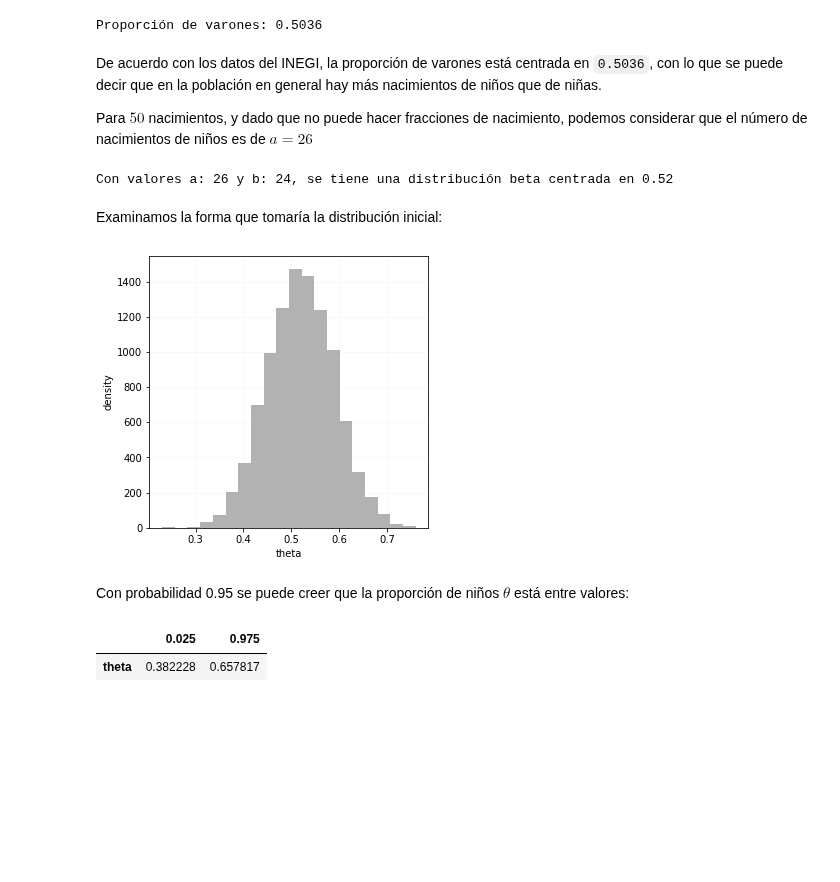
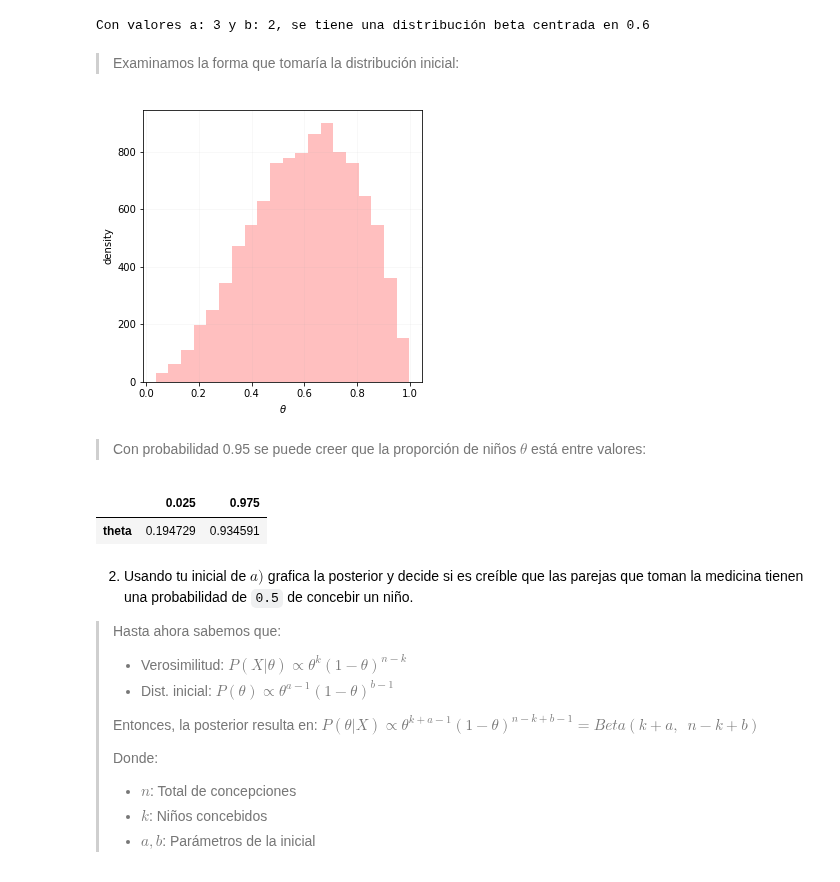
Before and after one commit to CAMM961001/itam-mcd, a Jupyter notebook: fundamentos-estadisticos/libros/13_modelo-beta-binomial.ipynb, the cells around one changed output. Saved outputs shown, nothing was run; the diff lists cells and outputs as text; code cells hidden in the pictures; blank space fills up the shorter version.

Commit message:
modelo beta binomial

```diff
--- a/fundamentos-estadisticos/libros/13_modelo-beta-binomial.ipynb
+++ b/fundamentos-estadisticos/libros/13_modelo-beta-binomial.ipynb
@@ -33,46 +16,47 @@ nacimientos[[1985,2021,'total']]
-# %%
-hombres = nacimientos['total'].Hombre
-mujeres = nacimientos['total'].Mujer
-
-p = hombres / (hombres + mujeres)
-print(f"Proporción de varones: {p:.4f}")
-# %% [output]
-Proporción de varones: 0.5036
-# %% [markdown]
-De acuerdo con los datos del INEGI, la proporción de varones está centrada en `0.5036`, con lo que se puede decir que en la población en general hay más nacimientos de niños que de niñas.
-
-Para $50$ nacimientos, y dado que no puede hacer fracciones de nacimiento, podemos considerar que el número de nacimientos de niños es de $a=26$
 # %%
-n = 50
-a = 26
-b = n - a
+a = 3
+b = 2
 
 print(f"Con valores a: {a} y b: {b}, se tiene una distribución beta centrada en {beta.stats(a, b)[0]}")
 # %% [output]
-Con valores a: 26 y b: 24, se tiene una distribución beta centrada en 0.52
+Con valores a: 3 y b: 2, se tiene una distribución beta centrada en 0.6
 # %% [markdown]
-Examinamos la forma que tomaría la distribución inicial:
+>Examinamos la forma que tomaría la distribución inicial:
 # %%
 #Simulación inicial de datos
-sim_inicial = beta.rvs(a, b, size=10_000)
+dist_inicial = beta.rvs(a, b, size=10_000)
 
 fig, ax = plt.subplots(figsize=(5,5))
 
 #Contenido de figura
-ax.hist(x=sim_inicial, bins=20, color='grey', alpha=0.6)
+ax.hist(x=dist_inicial, bins=20, color='red', alpha=0.25)
 
 #Anotaciones y estilo
-ax.set_xlabel('theta')
+ax.set_xlabel(r'$\theta$')
 ax.set_ylabel('density')
 ax.grid(alpha=0.1)
 
 plt.show()
 # %% [output]
-[figure, old version]
+[figure, new version]
 # %% [markdown]
-Con probabilidad 0.95 se puede creer que la proporción de niños $\theta$ está entre valores:
+>Con probabilidad 0.95 se puede creer que la proporción de niños $\theta$ está entre valores:
 # %%
-pd.DataFrame(sim_inicial).quantile([0.025, 0.975]).rename(columns={0:'theta'}).T
+pd.DataFrame(dist_inicial).quantile([0.025, 0.975]).rename(columns={0:'theta'}).T
 # %% [output]
 |  | 0.025 | 0.975 |
-| theta | 0.382228 | 0.657817 |
+| theta | 0.194729 | 0.934591 |
+# %% [markdown]
+2) Usando tu inicial de $a)$ grafica la posterior y decide si es creíble que las parejas que toman la medicina tienen una probabilidad de `0.5` de concebir un niño.
+
+>Hasta ahora sabemos que:
+>* Verosimilitud: $P(X|\theta)\propto \theta^k(1-\theta)^{n-k}$
+>* Dist. inicial: $P(\theta)\propto \theta^{a-1}(1-\theta)^{b-1}$
+>
+>Entonces, la posterior resulta en:
+>$P(\theta|X)\propto \theta^{k+a-1}(1-\theta)^{n-k+b-1} = Beta(k+a,\,\,\, n-k+b)$
+>
+>Donde:
+>* $n$: Total de concepciones
+>* $k$: Niños concebidos
+>* $a,b$: Parámetros de la inicial
```
Also changed, not shown: parts of 16 cells of this notebook.
